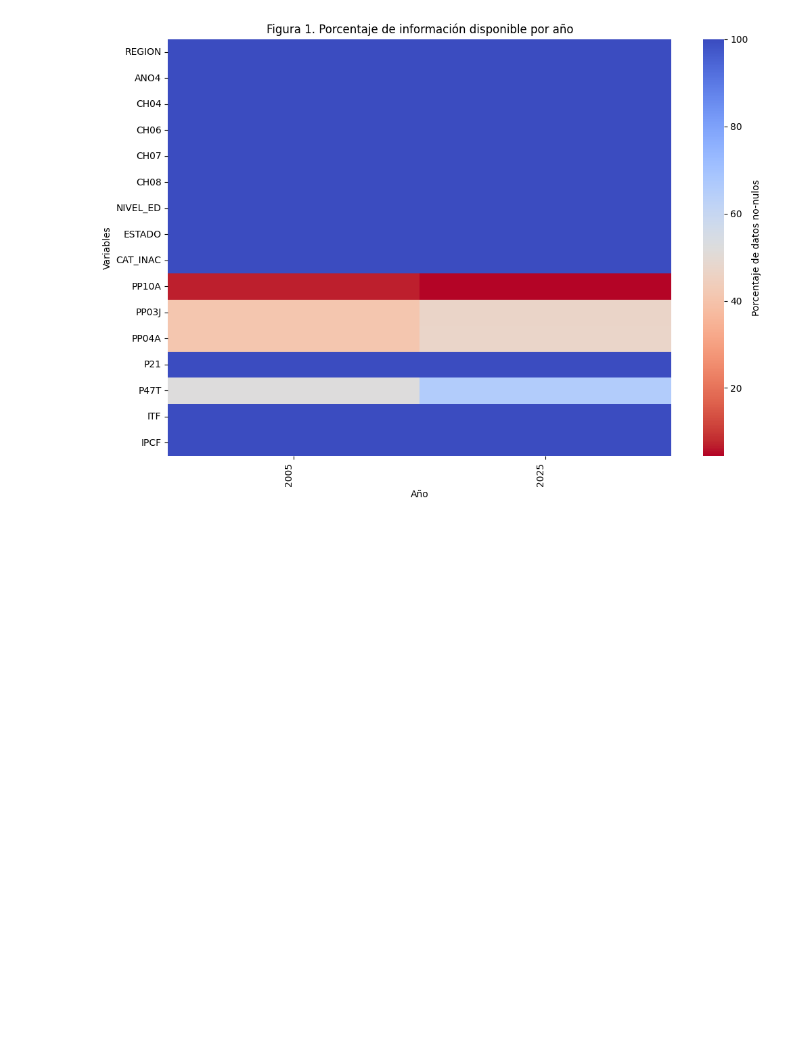
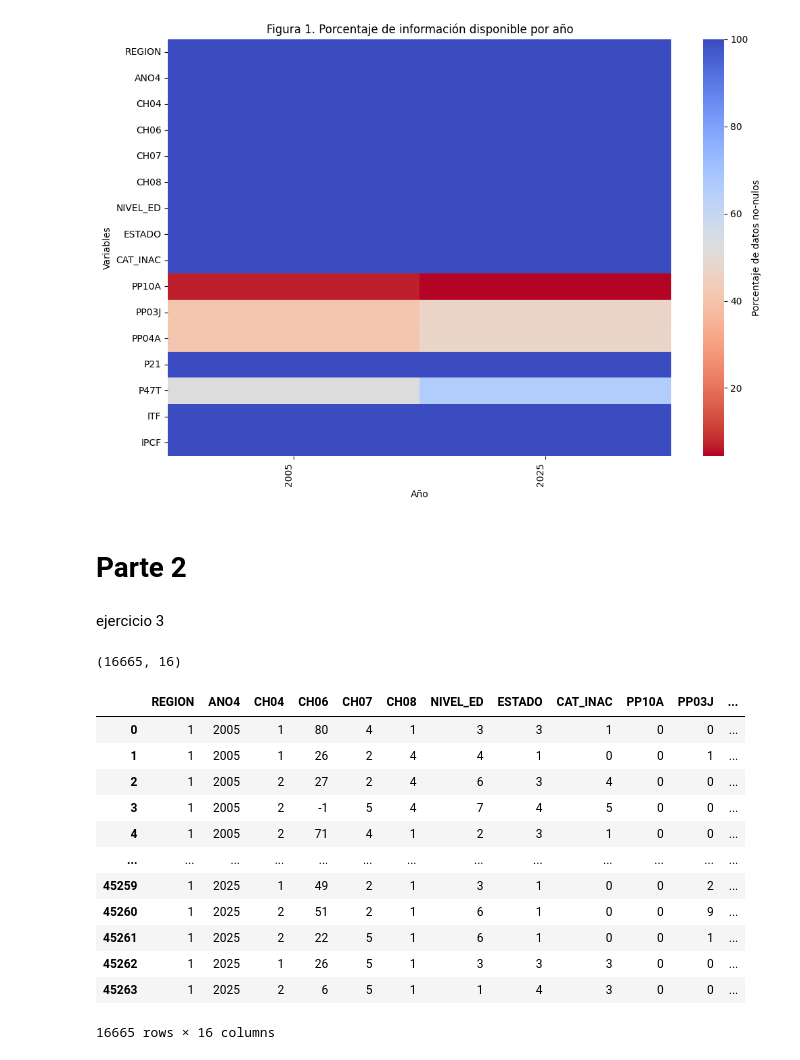
Before and after one commit to davidjjj14082000-png/BigDataUBA-Grupo-1, a Jupyter notebook: TP2/tp_2_pate_1_ej_2_a_b(completado).ipynb, the cells around one changed output. Cells and saved outputs as stored; diff of their text form; code cells hidden in the pictures; blank space fills up the shorter version.

```diff
--- a/TP2/tp_2_pate_1_ej_2_a_b(completado).ipynb
+++ b/TP2/tp_2_pate_1_ej_2_a_b(completado).ipynb
@@ -262,3 +262,27 @@ plt.yticks(rotation=0)
 plt.show()
 # %% [output]
 [figure]
+# %% [markdown]
+# Parte 2
+# %% [markdown]
+ejercicio 3
+# %%
+# fusionamos los datos de las dos fuentes de datos originales
+df_comp = pd.concat([df_1_c, df_2_c])
+print(df_comp.shape)
+df_comp
+# %% [output]
+(16665, 16)
+|  | REGION | ANO4 | CH04 | CH06 | CH07 | CH08 | NIVEL_ED | ESTADO | CAT_INAC | PP10A | PP03J | ... |
+| 0 | 1 | 2005 | 1 | 80 | 4 | 1 | 3 | 3 | 1 | 0 | 0 | ... |
+| 1 | 1 | 2005 | 1 | 26 | 2 | 4 | 4 | 1 | 0 | 0 | 1 | ... |
+| 2 | 1 | 2005 | 2 | 27 | 2 | 4 | 6 | 3 | 4 | 0 | 0 | ... |
+| 3 | 1 | 2005 | 2 | -1 | 5 | 4 | 7 | 4 | 5 | 0 | 0 | ... |
+| 4 | 1 | 2005 | 2 | 71 | 4 | 1 | 2 | 3 | 1 | 0 | 0 | ... |
+| ... | ... | ... | ... | ... | ... | ... | ... | ... | ... | ... | ... | ... |
+| 45259 | 1 | 2025 | 1 | 49 | 2 | 1 | 3 | 1 | 0 | 0 | 2 | ... |
+| 45260 | 1 | 2025 | 2 | 51 | 2 | 1 | 6 | 1 | 0 | 0 | 9 | ... |
+| 45261 | 1 | 2025 | 2 | 22 | 5 | 1 | 6 | 1 | 0 | 0 | 1 | ... |
+| 45262 | 1 | 2025 | 1 | 26 | 5 | 1 | 3 | 3 | 3 | 0 | 0 | ... |
+| 45263 | 1 | 2025 | 2 | 6 | 5 | 1 | 1 | 4 | 3 | 0 | 0 | ... |
+16665 rows × 16 columns
```
Also changed, not shown: parts of 3 cells of this notebook.
